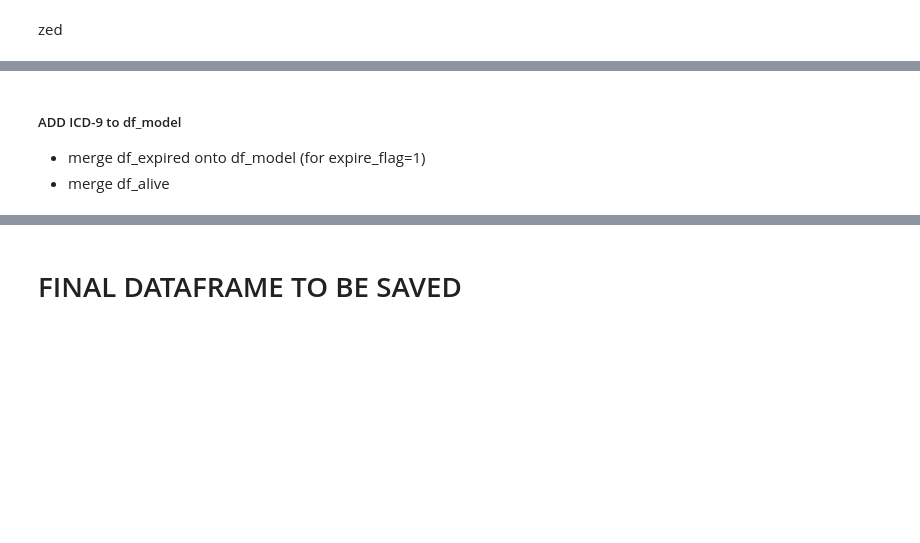
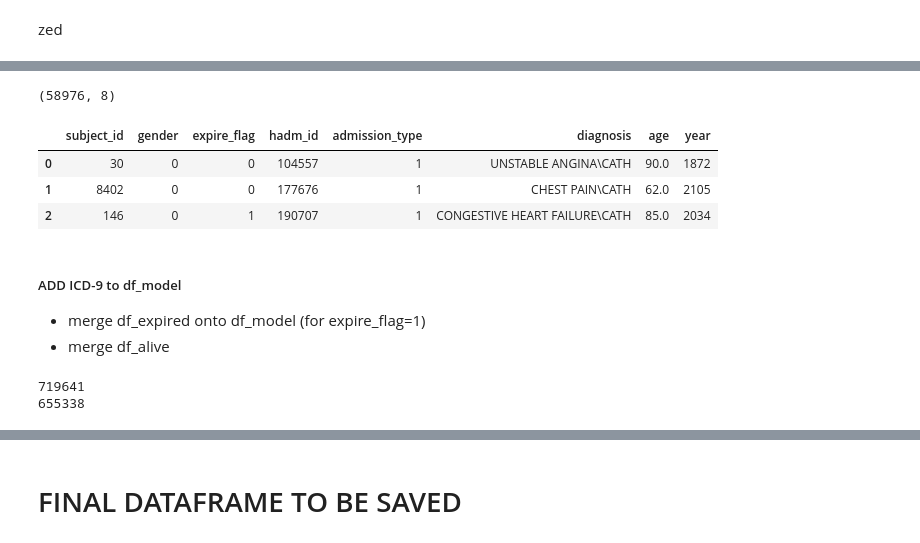
Before and after one commit to billiescodes/mortality_in_ICU, a Jupyter notebook: 01_ExploratoryAnalysis.ipynb, the cells around one changed output, grey strips where cells are left out. Cells and saved outputs as stored; diff of their text form; code cells hidden in the pictures; blank space fills up the shorter version.

```diff
--- a/01_ExploratoryAnalysis.ipynb
+++ b/01_ExploratoryAnalysis.ipynb
@@ -1083,5 +1098,6 @@ len(icd9_features) # 47 new features
 # %%
-######### Cleaning data
+"""#########  RUN ONCE
+Cleaning data """
 
 # df_model = data.drop( ['hospital_expire_flag', 'has_ioevents_data', 'has_chartevents_data', u'edregtime',
 #            u'edouttime' ], axis = 1)
@@ -1090,7 +1106,16 @@ len(icd9_features) # 47 new features
 
 # df_model = df_model.drop( [ u'dob', u'dod', u'subject_id.1' ], axis = 1)
 
-df_model
+df_model.shape
+# %% [output]
+(58976, 8)
+# %%
+df_model[:3]
+# %% [output]
+|  | subject_id | gender | expire_flag | hadm_id | admission_type | diagnosis | age | year |
+| 0 | 30 | 0 | 0 | 104557 | 1 | UNSTABLE ANGINA\CATH | 90.0 | 1872 |
+| 1 | 8402 | 0 | 0 | 177676 | 1 | CHEST PAIN\CATH | 62.0 | 2105 |
+| 2 | 146 | 0 | 1 | 190707 | 1 | CONGESTIVE HEART FAILURE\CATH | 85.0 | 2034 |
 # %% [markdown]
 ##### ADD ICD-9 to df_model
 + merge df_expired onto df_model (for expire_flag=1)
@@ -1101,5 +1126,14 @@ print (len(df_expired))
 print ( len(df_alive))
 
 frames = [df_expired, df_alive]
+result = pd.concat(frames)
 
-result = pd.concat(frames)
+### Retain all rows in result : left merge
+    ## there shouldn't be any hadm_id's in df_model NOT in result
+    ## if there are, not interesting, because we need icd9_codes
+
+df_model  = pd.merge(result, df_model, how='left', on='hadm_id')
+df_model = df_model.drop(['expire_flag_y','subject_id_y'], axis=1)
+# %% [output]
+719641
+655338
```
Also changed, not shown: parts of 45 cells of this notebook.
